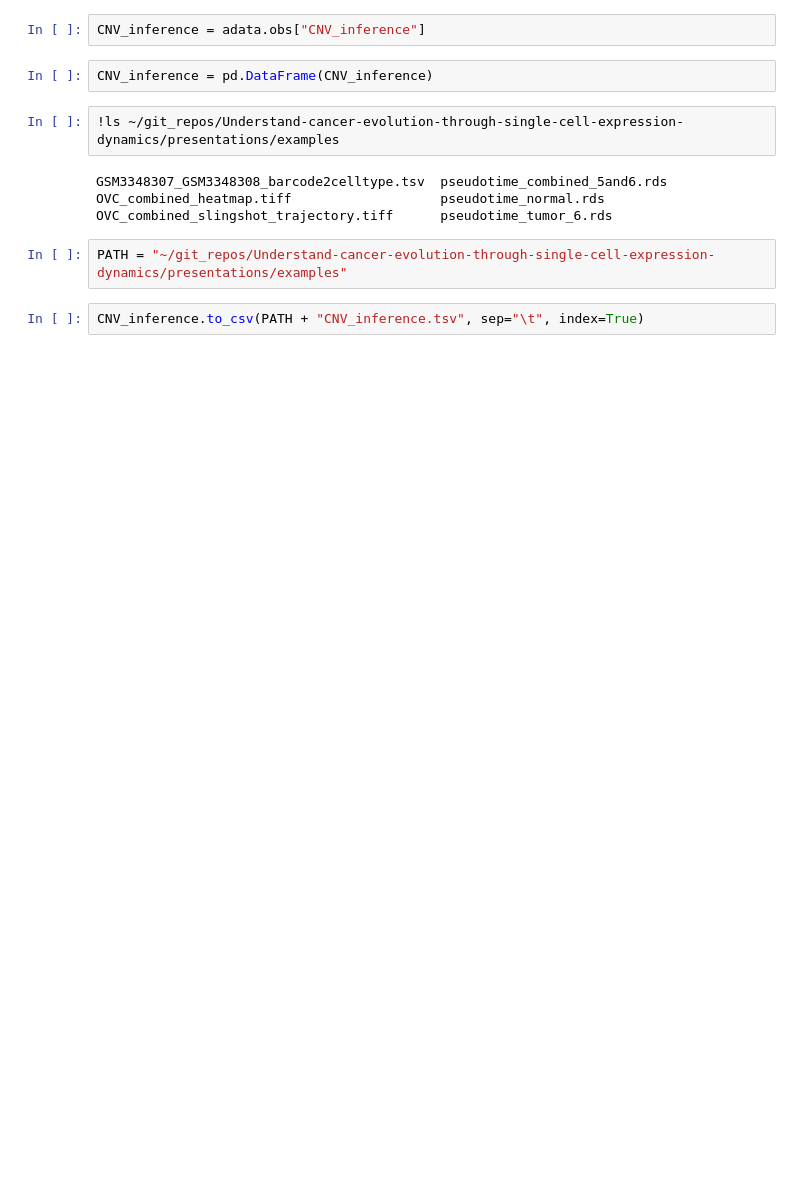
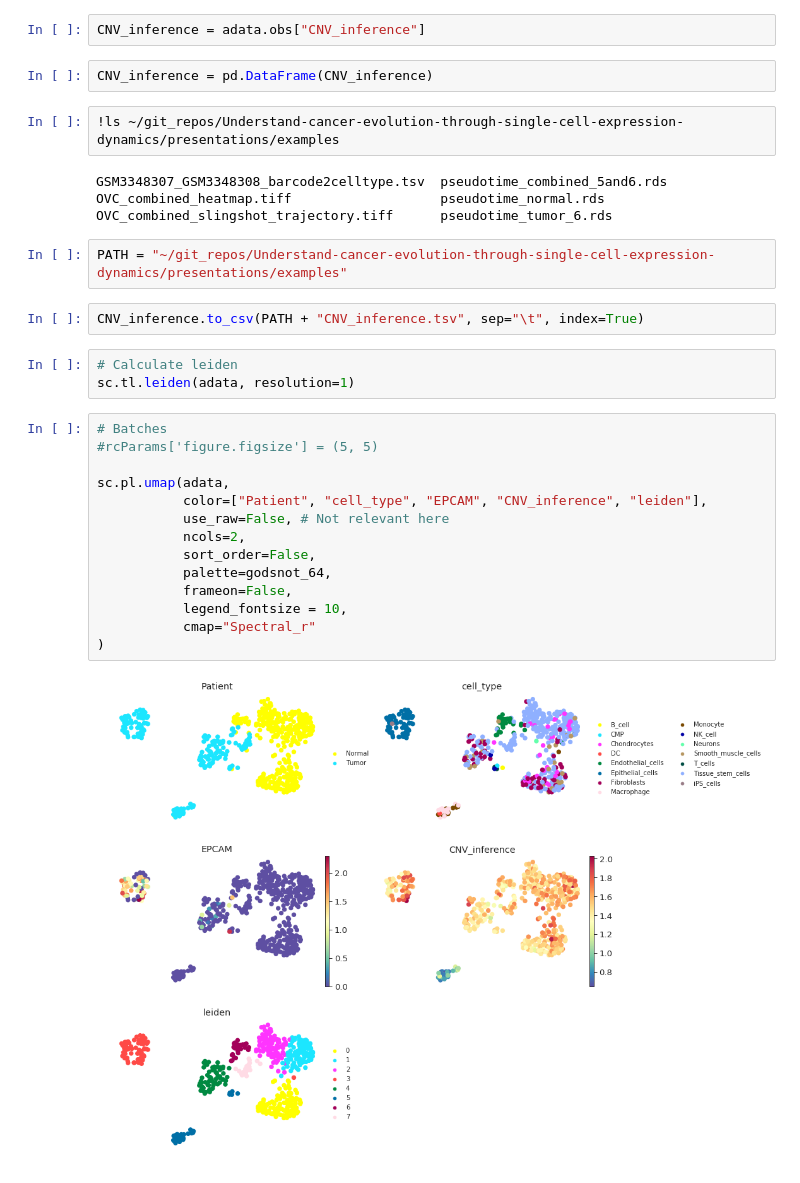
Before and after one commit to NCBI-Codeathons/Understand-cancer-evolution-through-single-cell-expression-dynamics, a Jupyter notebook: tools/palantir/scripts/palantir.ipynb, the cells around one changed output. Saved outputs shown, nothing was run; the diff lists cells and outputs as text; blank space fills up the shorter version.

```diff
--- a/tools/palantir/scripts/palantir.ipynb
+++ b/tools/palantir/scripts/palantir.ipynb
@@ -541,3 +541,22 @@ OVC_combined_slingshot_trajectory.tiff      pseudotime_tumor_6.rds
 PATH = "~/git_repos/Understand-cancer-evolution-through-single-cell-expression-dynamics/presentations/examples"
 # %%
 CNV_inference.to_csv(PATH + "CNV_inference.tsv", sep="\t", index=True)
+# %%
+# Calculate leiden
+sc.tl.leiden(adata, resolution=1)
+# %%
+# Batches
+#rcParams['figure.figsize'] = (5, 5)
+
+sc.pl.umap(adata,
+           color=["Patient", "cell_type", "EPCAM", "CNV_inference", "leiden"],
+           use_raw=False, # Not relevant here
+           ncols=2,
+           sort_order=False,
+           palette=godsnot_64,
+           frameon=False,
+           legend_fontsize = 10,
+           cmap="Spectral_r"
+)
+# %% [output]
+[figure, added]
```
Also changed, not shown: parts of 10 cells of this notebook.
